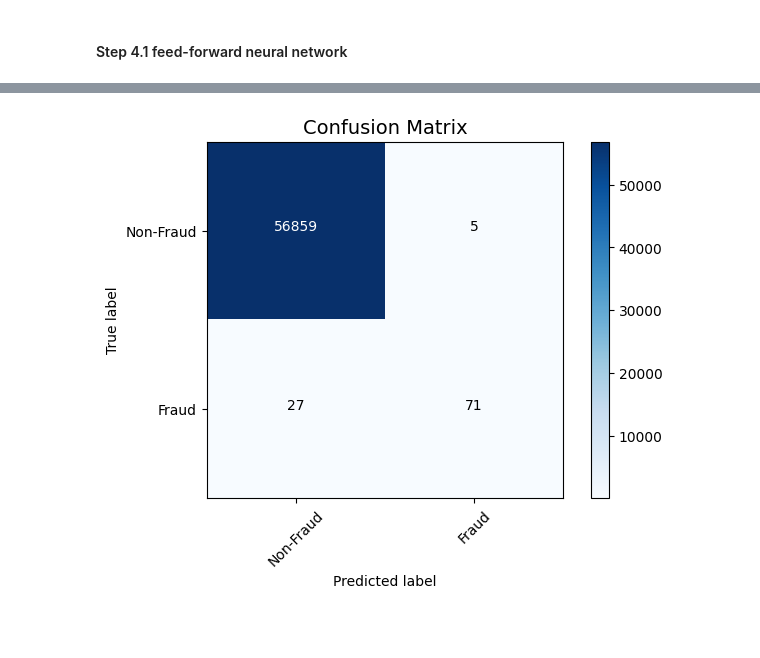
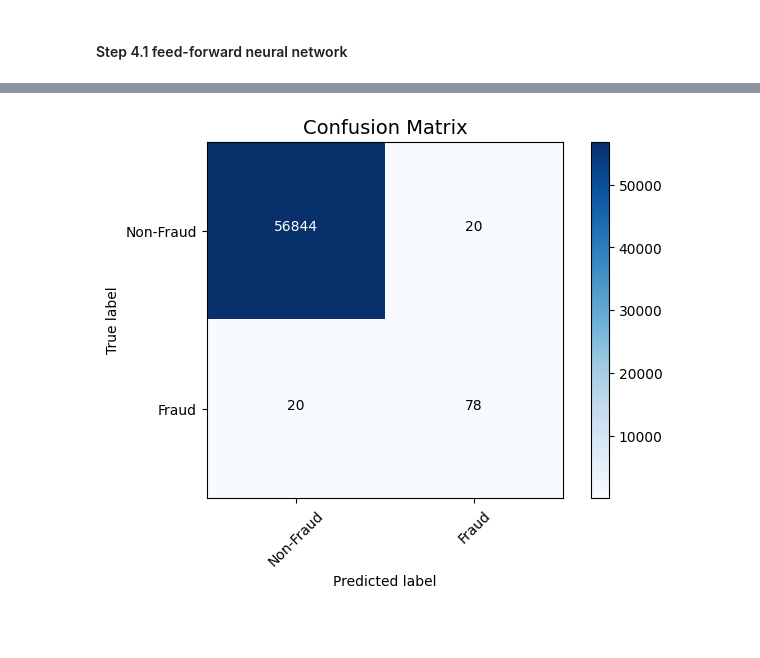
Before and after one commit to chunren/credit-card-fraud-detection-by-neural-network, a Jupyter notebook: credit-card-fraud-detection-by-neural-network.ipynb, the cells around one changed output, grey strips where cells are left out. Saved outputs shown, nothing was run; the diff lists cells and outputs as text; code cells hidden in the pictures.

```diff
--- a/credit-card-fraud-detection-by-neural-network.ipynb
+++ b/credit-card-fraud-detection-by-neural-network.ipynb
@@ -496,95 +496,83 @@ import tensorflow as tf
 from tensorflow.keras.models import Sequential
 from tensorflow.keras.layers import Dense, Dropout
 from tensorflow.keras.optimizers import Adam
-import tensorflow.keras.backend as K
 
-# Set random seed for reproducibility
+# --- Set random seed for reproducibility ---
 np.random.seed(42)
 tf.random.set_seed(42)
 
+# --- Data Preparation ---
 # Load dataset
 df = pd.read_csv('./data/creditcard.csv')
 
-# Feature Engineering
-df['Amount_log'] = np.log(df['Amount'] + 1e-5)
-df['Hour'] = df['Time'] // 3600 % 24
+# Feature Engineering - Introduce new features based on domain knowledge
+df['Amount_log'] = np.log(df['Amount'] + 1e-5)  # Log transform of 'Amount' feature
+df['Hour'] = df['Time'] // 3600 % 24  # Extract the hour from the 'Time' column
 
-# Separate features and target
-X = df.drop(columns=['Class', 'Time', 'Amount'])
+# Separate the features (X) and the target (y)
+X = df.drop(columns=['Class', 'Time', 'Amount'])  # Drop 'Time' and 'Amount'
 y = df['Class']
 
-# Split data
+# Split data into train and test sets
 X_train, X_test, y_train, y_test = train_test_split(X, y, test_size=0.2, random_state=42, stratify=y)
 
-# Scale features
+# Scale the features
 scaler = StandardScaler()
 X_train_scaled = scaler.fit_transform(X_train)
 X_test_scaled = scaler.transform(X_test)
 
-# Custom F1-Score for Fraud (class 1)
-def f1_score_fraud(y_true, y_pred):
-    y_true = K.cast(K.flatten(y_true), 'float32')
-    y_pred = K.cast(K.flatten(y_pred), 'float32')
-    y_pred = K.round(y_pred)
+# --- Neural Network Definition ---
+n_inputs = X_train_scaled.shape[1]  # Number of input features
 
-    tp = K.sum(y_true * y_pred)
-    fp = K.sum((1 - y_true) * y_pred)
-    fn = K.sum(y_true * (1 - y_pred))
-
-    precision = tp / (tp + fp + K.epsilon())
-    recall = tp / (tp + fn + K.epsilon())
-
-    f1 = 2 * (precision * recall) / (precision + recall + K.epsilon())
-    return f1
-
-# Focal Loss Function (for class imbalance)
-def focal_loss(alpha=0.3, gamma=1.5):
-    def focal_loss_fixed(y_true, y_pred):
-        y_true = K.cast(y_true, K.floatx())
-        alpha_t = y_true * alpha + (1 - y_true) * (1 - alpha)
-        p_t = y_true * y_pred + (1 - y_true) * (1 - y_pred)
-        fl = -alpha_t * K.pow((1 - p_t), gamma) * K.log(p_t + K.epsilon())
-        return K.mean(fl)
-    return focal_loss_fixed
-
-# Model Definition
-n_inputs = X_train_scaled.shape[1]
-
+# Build a simple sequential model
 model = Sequential([
-    Dense(n_inputs, input_shape=(n_inputs,), activation='relu'),
-    Dropout(0.3),
-    Dense(32, activation='relu'),
-    Dropout(0.3),
-    Dense(1, activation='sigmoid')  # Sigmoid for binary classification
+    Dense(n_inputs, input_shape=(n_inputs,), activation='relu'),  # Input layer
+    Dropout(0.3),  # Adding dropout to prevent overfitting
+    Dense(32, activation='relu'),  # Hidden layer
+    Dropout(0.3),  # Dropout
+    Dense(1, activation='sigmoid')  # Output layer for binary classification
 ])
 
-# Compile model with Adam and Focal Loss
-model.compile(optimizer=Adam(learning_rate=0.0005),  # Reduced learning rate for finer adjustments
-              loss=focal_loss(alpha=0.3, gamma=1.5),
-              metrics=[f1_score_fraud])
+# Compile the model
+model.compile(optimizer=Adam(learning_rate=0.0008),  # Reduced learning rate
+              loss='binary_crossentropy',
+              metrics=['accuracy'])
 
-# Train model
+# --- Model Training ---
+class_weight = {0: 1, 1: 12}  # Adjusted class weights to reduce false negatives and improve recall
+
+early_stopping = tf.keras.callbacks.EarlyStopping(monitor='val_loss', patience=5, restore_best_weights=True)
+
 history = model.fit(X_train_scaled, y_train,
                     validation_split=0.2,
                     batch_size=32,
-                    epochs=40,  # Increased epochs for better convergence
+                    epochs=60,  # Increased epochs
+                    class_weight=class_weight,
                     shuffle=True,
                     verbose=2,
-                    class_weight={0: 1, 1: 10})  # Adjusted class weight
+                    callbacks=[early_stopping])
 
-# Model Evaluation
+# --- Model Evaluation ---
+# Predictions
 y_pred_probs = model.predict(X_test_scaled, batch_size=200)
-y_pred_classes = (y_pred_probs > 0.5).astype("int32")  # Convert probabilities to binary class
+y_pred_classes = (y_pred_probs > 0.5).astype("int32")
 
 # Confusion Matrix and Classification Report
 conf_matrix = confusion_matrix(y_test, y_pred_classes)
 report = classification_report(y_test, y_pred_classes, target_names=['Non-Fraud', 'Fraud'], zero_division=0)
 
-# Print Classification Report
+# Print the classification report
 print("\nClassification Report:\n", report)
 
-# Confusion Matrix Plot
-def plot_confusion_matrix(cm, classes, normalize=False, title='Confusion matrix', cmap=plt.cm.Blues):
+# --- Confusion Matrix Plot ---
+def plot_confusion_matrix(cm, classes,
+                          normalize=False,
+                          title='Confusion matrix',
+                          cmap=plt.cm.Blues):
+    """
+    This function prints and plots the confusion matrix.
+    Normalization can be applied by setting `normalize=True`.
+    """
     if normalize:
         cm = cm.astype('float') / cm.sum(axis=1)[:, np.newaxis]
         print("Normalized confusion matrix")
@@ -592,6 +580,7 @@ def plot_confusion_matrix(cm, classes, normalize=False, title='Confusion matrix'
         print('Confusion matrix, without normalization')
 
     print(cm)
+
     plt.imshow(cm, interpolation='nearest', cmap=cmap)
     plt.title(title, fontsize=14)
     plt.colorbar()
@@ -639,4 +628,4 @@ ROC-AUC Score: 0.8622
-[figure, old version]
+[figure, new version]
 # %% [markdown]
 &nbsp;
 # %% [markdown]
```
Also changed, not shown: parts of 1 cell of this notebook.
